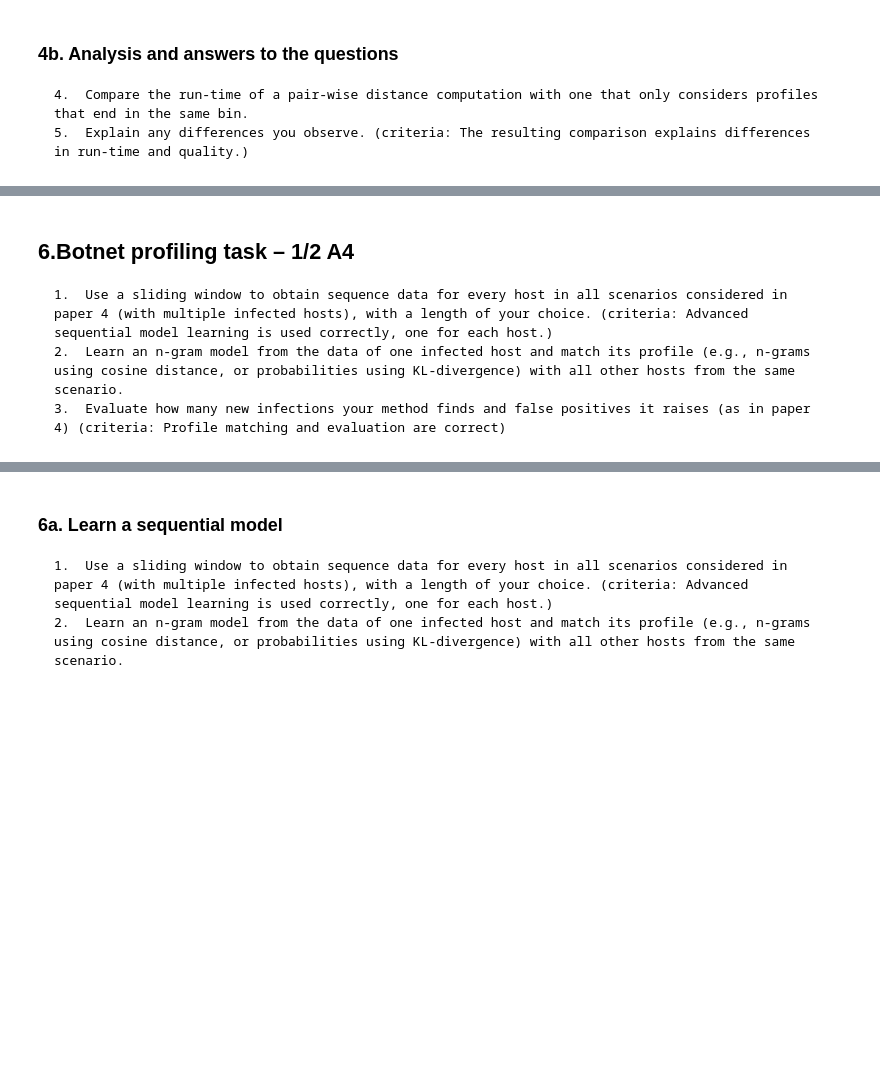
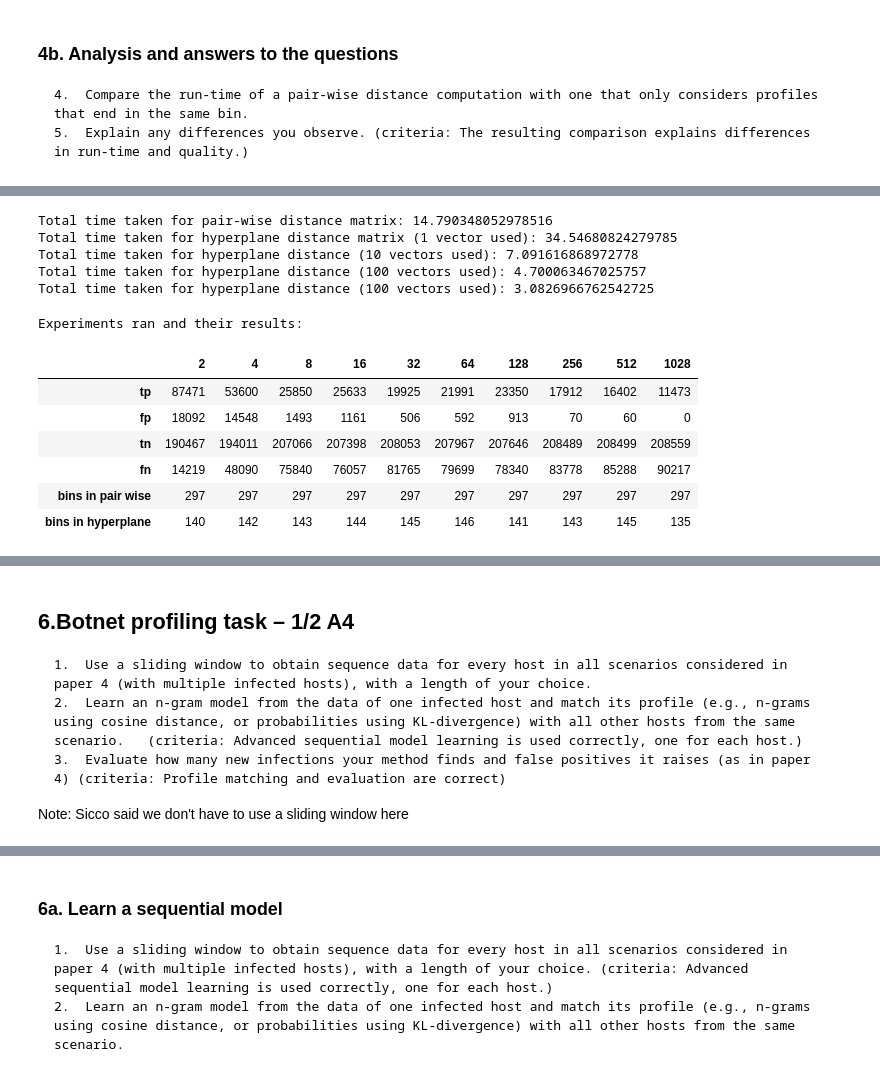
Before and after one commit to mennobo/cda_2_3_4, a Jupyter notebook: Assignment_3/Lab3 (2).ipynb, the cells around one changed output, grey strips where cells are left out. Drawn from its saved outputs; the diff is of its cells as text; code cells hidden in the pictures; blank space fills up the shorter version.

```diff
--- a/Assignment_3/Lab3 (2).ipynb
+++ b/Assignment_3/Lab3 (2).ipynb
@@ -1270,11 +1374,64 @@ IndexError: too many indices for array
+# %%
+#Comparing runtimes:
+start = time.time()
+pair_wise_matrix = get_distance_matrix_euclidean(count_df)
+print(f'Total time taken for pair-wise distance matrix: {time.time() - start}')
+
+time_taken = get_random_hyp_results(count_df, pair_wise_matrix, 1, calc_eucl=True)
+print(f'Total time taken for hyperplane distance matrix (1 vector used): {time_taken}')
+
+time_taken = get_random_hyp_results(count_df, pair_wise_matrix, 10, calc_eucl=True)
+print(f'Total time taken for hyperplane distance (10 vectors used): {time_taken}')
+
+time_taken = get_random_hyp_results(count_df, pair_wise_matrix, 100, calc_eucl=True)
+print(f'Total time taken for hyperplane distance (100 vectors used): {time_taken}')
+
+time_taken = get_random_hyp_results(count_df, pair_wise_matrix, 1000, calc_eucl=True)
+print(f'Total time taken for hyperplane distance (100 vectors used): {time_taken}')
+# %% [output]
+Total time taken for pair-wise distance matrix: 14.790348052978516
+Total time taken for hyperplane distance matrix (1 vector used): 34.54680824279785
+Total time taken for hyperplane distance (10 vectors used): 7.091616868972778
+Total time taken for hyperplane distance (100 vectors used): 4.700063467025757
+Total time taken for hyperplane distance (100 vectors used): 3.0826966762542725
+# %%
+# getting runtimes, this takes a long time! Even with threading
+pair_wise_matrix = get_distance_matrix_euclidean(count_df, metric=get_eucl_dist_thresh)
+experiments = [2, 4, 8, 16, 32, 64, 128, 256, 512, 1028]
+
+# Threading to make this faster. we run all experiments in parallel
+future_list = []
+with concurrent.futures.ThreadPoolExecutor() as executor:
+        future_list = [executor.submit(get_random_hyp_results, count_df,  pair_wise_matrix, vectors=param) for param in experiments]
+        concurrent.futures.wait(future_list)
+
+result_dict = dict()
+# Collect and process data from threads.
+for i in range(len(experiments)):
+    new_tp, new_fp, new_tn, new_fn, new_bins_pw, new_bins_mh = future_list[i].result()
+    result_dict[experiments[i]] = {"tp": new_tp ,"fp": new_fp ,"tn": new_tn ,"fn": new_fn ,"bins in pair wise": new_bins_pw ,"bins in hyperplane": new_bins_mh}
+    result_df = pd.DataFrame.from_dict(result_dict)
+print('Experiments ran and their results:')
+result_df
+# %% [output]
+Experiments ran and their results:
+|  | 2 | 4 | 8 | 16 | 32 | 64 | 128 | 256 | 512 | 1028 |
+| tp | 87471 | 53600 | 25850 | 25633 | 19925 | 21991 | 23350 | 17912 | 16402 | 11473 |
+| fp | 18092 | 14548 | 1493 | 1161 | 506 | 592 | 913 | 70 | 60 | 0 |
+| tn | 190467 | 194011 | 207066 | 207398 | 208053 | 207967 | 207646 | 208489 | 208499 | 208559 |
+| fn | 14219 | 48090 | 75840 | 76057 | 81765 | 79699 | 78340 | 83778 | 85288 | 90217 |
+| bins in pair wise | 297 | 297 | 297 | 297 | 297 | 297 | 297 | 297 | 297 | 297 |
+| bins in hyperplane | 140 | 142 | 143 | 144 | 145 | 146 | 141 | 143 | 145 | 135 |
 # %% [markdown]
 <a id='6'></a>
 # %% [markdown]
 ## 6.Botnet profiling task – 1/2 A4
 
-    1.	Use a sliding window to obtain sequence data for every host in all scenarios considered in paper 4 (with multiple infected hosts), with a length of your choice. (criteria: Advanced sequential model learning is used correctly, one for each host.)
-	2.	Learn an n-gram model from the data of one infected host and match its profile (e.g., n-grams using cosine distance, or probabilities using KL-divergence) with all other hosts from the same scenario.
+    1.	Use a sliding window to obtain sequence data for every host in all scenarios considered in paper 4 (with multiple infected hosts), with a length of your choice.
+	2.	Learn an n-gram model from the data of one infected host and match its profile (e.g., n-grams using cosine distance, or probabilities using KL-divergence) with all other hosts from the same scenario.   (criteria: Advanced sequential model learning is used correctly, one for each host.)
 	3.	Evaluate how many new infections your method finds and false positives it raises (as in paper 4) (criteria: Profile matching and evaluation are correct)
+
+Note: Sicco said we don't have to use a sliding window here
 # %% [markdown]
 <a id='6a'></a>
 # %% [markdown]
```
Also changed, not shown: parts of 17 cells of this notebook, 2 other files.
